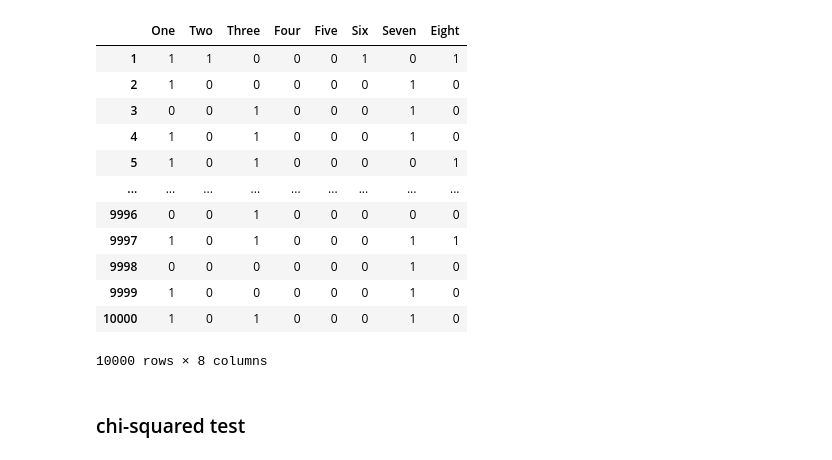
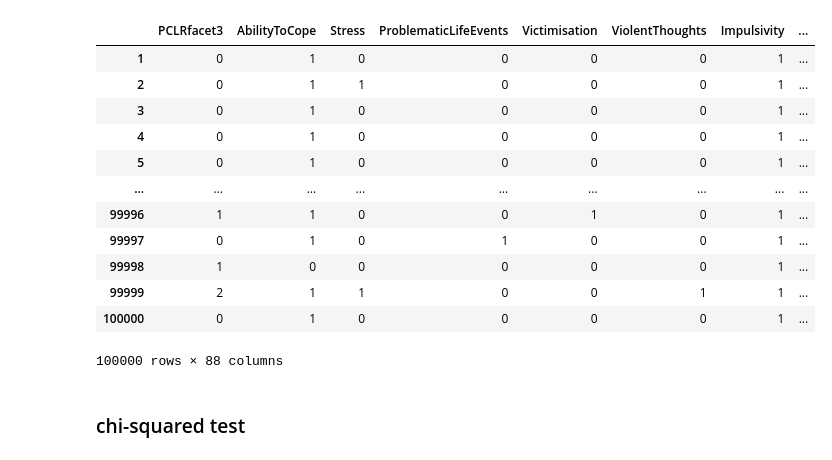
Before and after one commit to Elicit3495/ML_FYP, a Jupyter notebook: conditional.ipynb, the cells around one changed output. Drawn from its saved outputs; the diff is of its cells as text; code cells hidden in the pictures.

```diff
--- a/conditional.ipynb
+++ b/conditional.ipynb
@@ -17,27 +17,27 @@ def csv_format_discrete(csv_file):
 #returns the csv_file in a pandas dataframe, formatted properly, discrete dataset only
 # %%
 #small network : n <= 20 nodes, medium network: 20 <= n <= 50 , large: 50 <= n <= 100, ...
-df_small = csv_format_discrete(r"C:\Users\User\Documents\GitHub\ML_FYP\dataset\asia_10000.dat")
-df_medium = csv_format_discrete(r"C:\Users\User\Documents\GitHub\ML_FYP\dataset\alarm_10000.dat")
-df_alarm100 = csv_format_discrete(r"C:\Users\User\Documents\GitHub\ML_FYP\dataset\alarm_100.dat")
-df_large = pd.read_csv(r'C:\Users\User\Documents\GitHub\ML_FYP\dataset\FORMED_DATA.csv')
-# df_large = csv_format_discrete(r"")
+df_asia = csv_format_discrete(r"C:\Users\User\Documents\GitHub\ML_FYP\dataset\asia_10000.dat")
+df_alarm = csv_format_discrete(r"C:\Users\User\Documents\GitHub\ML_FYP\dataset\alarm_10000.dat")
+df_water = csv_format_discrete(r"C:\Users\User\Documents\GitHub\ML_FYP\dataset\Water_1000.dat")
+df_ForMed = csv_format_discrete(r'C:\Users\User\Documents\GitHub\ML_FYP\dataset\ForMed.dat')
+df_andes = csv_format_discrete(r'C:\Users\User\Documents\GitHub\ML_FYP\dataset\andes_1000.dat')
 # %%
-df_small
+df_ForMed
 # %% [output]
-|  | One | Two | Three | Four | Five | Six | Seven | Eight |
-| 1 | 1 | 1 | 0 | 0 | 0 | 1 | 0 | 1 |
-| 2 | 1 | 0 | 0 | 0 | 0 | 0 | 1 | 0 |
-| 3 | 0 | 0 | 1 | 0 | 0 | 0 | 1 | 0 |
-| 4 | 1 | 0 | 1 | 0 | 0 | 0 | 1 | 0 |
-| 5 | 1 | 0 | 1 | 0 | 0 | 0 | 0 | 1 |
+|  | PCLRfacet3 | AbilityToCope | Stress | ProblematicLifeEvents | Victimisation | ViolentThoughts | Impulsivity | ... |
+| 1 | 0 | 1 | 0 | 0 | 0 | 0 | 1 | ... |
+| 2 | 0 | 1 | 1 | 0 | 0 | 0 | 1 | ... |
+| 3 | 0 | 1 | 0 | 0 | 0 | 0 | 1 | ... |
+| 4 | 0 | 1 | 0 | 0 | 0 | 0 | 1 | ... |
+| 5 | 0 | 1 | 0 | 0 | 0 | 0 | 1 | ... |
 | ... | ... | ... | ... | ... | ... | ... | ... | ... |
-| 9996 | 0 | 0 | 1 | 0 | 0 | 0 | 0 | 0 |
-| 9997 | 1 | 0 | 1 | 0 | 0 | 0 | 1 | 1 |
-| 9998 | 0 | 0 | 0 | 0 | 0 | 0 | 1 | 0 |
-| 9999 | 1 | 0 | 0 | 0 | 0 | 0 | 1 | 0 |
-| 10000 | 1 | 0 | 1 | 0 | 0 | 0 | 1 | 0 |
+| 99996 | 1 | 1 | 0 | 0 | 1 | 0 | 1 | ... |
+| 99997 | 0 | 1 | 0 | 1 | 0 | 0 | 1 | ... |
+| 99998 | 1 | 0 | 0 | 0 | 0 | 0 | 1 | ... |
+| 99999 | 2 | 1 | 1 | 0 | 0 | 1 | 1 | ... |
+| 100000 | 0 | 1 | 0 | 0 | 0 | 0 | 1 | ... |
-10000 rows × 8 columns
+100000 rows × 88 columns
 # %% [markdown]
 ### chi-squared test
 # %%
```
Also changed, not shown: parts of 12 cells of this notebook, 17 other files.
